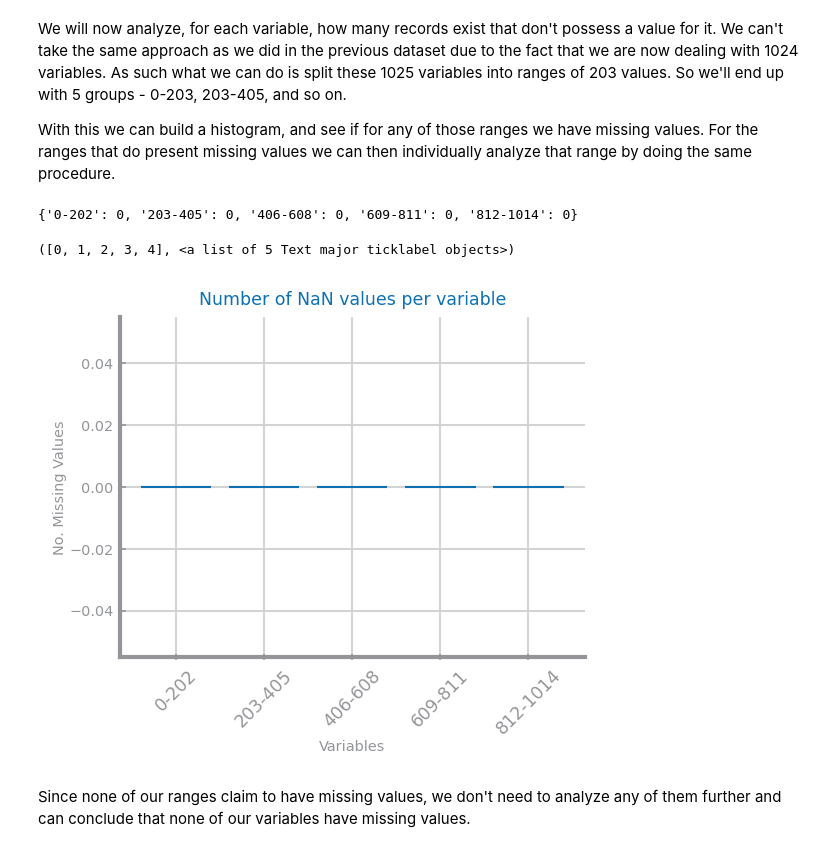
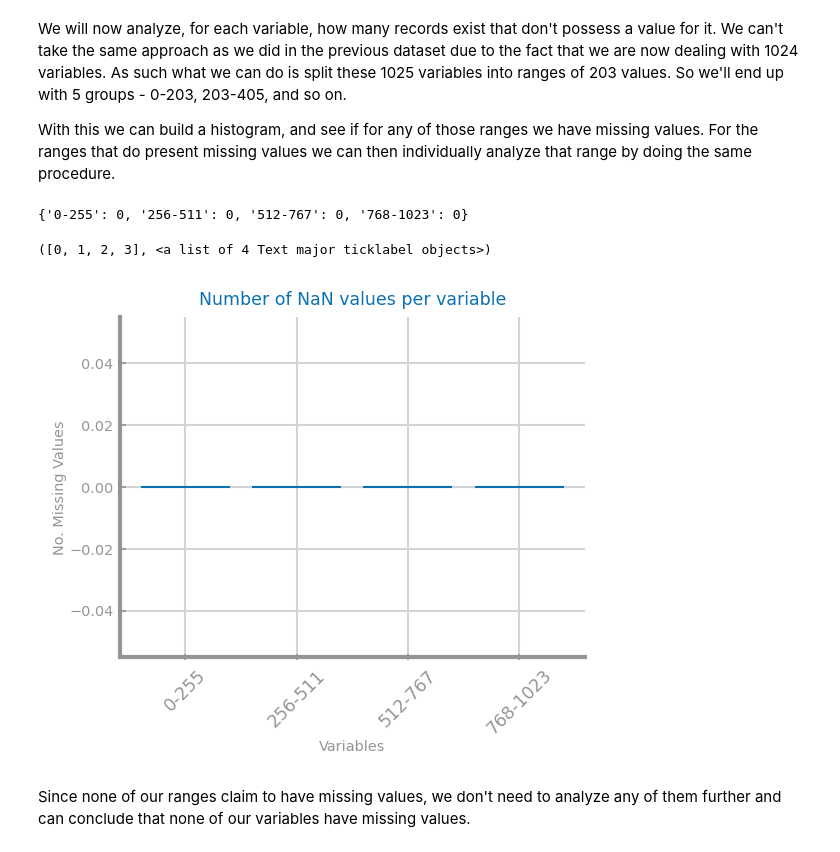
Before and after one commit to HerouFenix/cdados-project, a Jupyter notebook: DataProfiling/Dimensionality.ipynb, the cells around one changed output. Saved outputs shown, nothing was run; the diff lists cells and outputs as text; code cells hidden in the pictures.

```diff
--- a/DataProfiling/Dimensionality.ipynb
+++ b/DataProfiling/Dimensionality.ipynb
@@ -202,33 +204,33 @@ With this we can build a histogram, and see if for any of those ranges we have m
 # %%
 missing_values = {}
 
 i = 0
 temp_y = 0
 start = 0
 for var in data:
     temp_y += data[var].isna().sum()
-    if i == 202:
+    if i == 255:
         i = 0
         missing_values[str(start) + "-" + str(var)] = temp_y
         start = var+1
     else:
         i+=1
 
 
 print(missing_values)
 
 plt.figure()
 
 ds.bar_chart(missing_values.keys(), missing_values.values(), title='Number of NaN values per variable',
                xlabel='Variables',
                ylabel='No. Missing Values')
 
 plt.xticks(rotation=45)
 #plt.ylim(bottom=0)
 # %% [output]
-{'0-202': 0, '203-405': 0, '406-608': 0, '609-811': 0, '812-1014': 0}
+{'0-255': 0, '256-511': 0, '512-767': 0, '768-1023': 0}
-([0, 1, 2, 3, 4], <a list of 5 Text major ticklabel objects>)
+([0, 1, 2, 3], <a list of 4 Text major ticklabel objects>)
-[figure, old version]
+[figure, new version]
 # %% [markdown]
 Since none of our ranges claim to have missing values, we don't need to analyze any of them further and can conclude that none of our variables have missing values.
 # %% [markdown]
```
Also changed, not shown: parts of 25 cells of this notebook, 3 other files.
